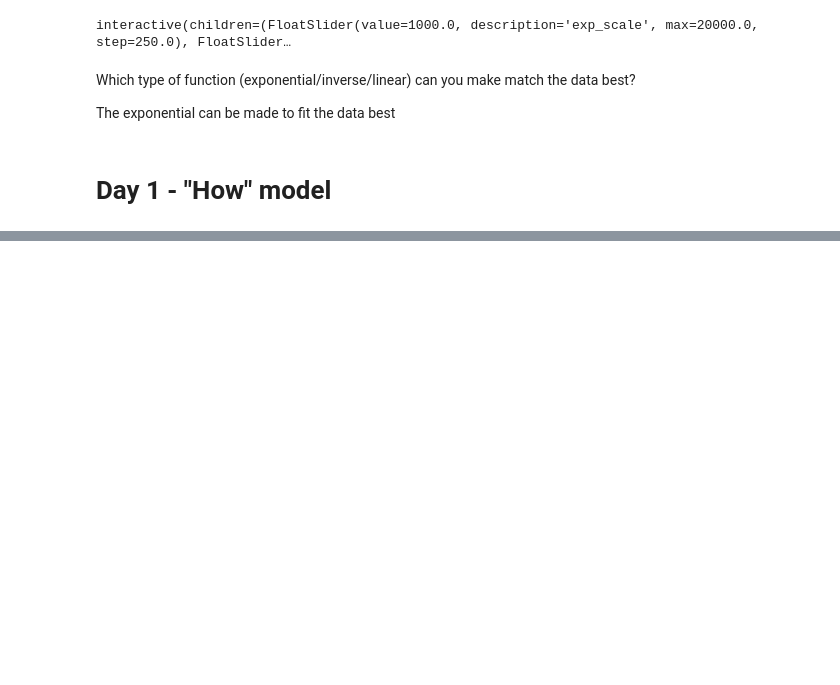
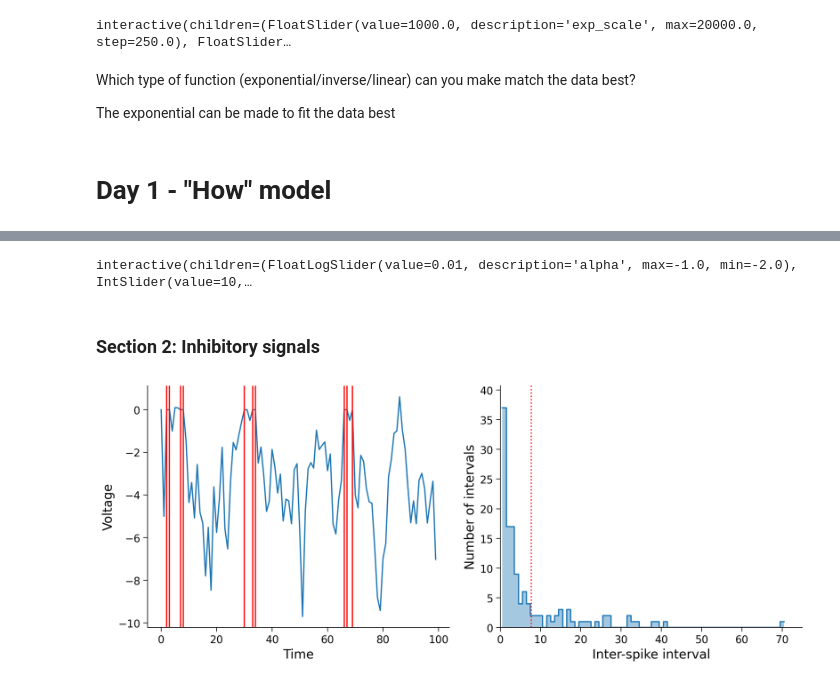
Before and after one commit to gforesman/comp_neuro_course, a Jupyter notebook: W1_tutorials.ipynb, the cells around one changed output, grey strips where cells are left out. Saved outputs shown, nothing was run; the diff lists cells and outputs as text; code cells hidden in the pictures; blank space fills up the shorter version.

```diff
--- a/W1_tutorials.ipynb
+++ b/W1_tutorials.ipynb
@@ -398,0 +540,73 @@ The exponential can be made to fit the data best
+# %%
+# @markdown You don't need to worry about how the code works – but you do need to **run the cell** to enable the sliders.
+
+def _lif_neuron(n_steps=1000, alpha=0.01, rate=10):
+  exc = stats.poisson(rate).rvs(n_steps)
+  v = np.zeros(n_steps)
+  spike_times = []
+  for i in range(1, n_steps):
+    dv = alpha * exc[i]
+    v[i] = v[i-1] + dv
+    if v[i] > 1:
+      spike_times.append(i)
+      v[i] = 0
+  return v, spike_times
+
+@widgets.interact(
+  alpha=widgets.FloatLogSlider(0.01, min=-2, max=-1),
+  rate=widgets.IntSlider(10, min=5, max=20)
+)
+def plot_lif_neuron(alpha=0.01, rate=10):
+  v, spike_times = _lif_neuron(2000, alpha, rate)
+
+  plot_neuron_stats(v, spike_times)
+# %% [output]
+interactive(children=(FloatLogSlider(value=0.01, description='alpha', max=-1.0, min=-2.0), IntSlider(value=10,…
+# %% [markdown]
+### Section 2: Inhibitory signals
+# %%
+def lif_neuron_inh(n_steps=1000, alpha=0.5, beta=0.1, exc_rate=10, inh_rate=10):
+  """ Simulate a simplified leaky integrate-and-fire neuron with both excitatory
+  and inhibitory inputs.
+
+  Args:
+    n_steps (int): The number of time steps to simulate the neuron's activity.
+    alpha (float): The input scaling factor
+    beta (float): The membrane potential leakage factor
+    exc_rate (int): The mean rate of the incoming excitatory spikes
+    inh_rate (int): The mean rate of the incoming inhibitory spikes
+  """
+
+  # precompute Poisson samples for speed
+  exc = stats.poisson(exc_rate).rvs(n_steps)
+  inh = stats.poisson(inh_rate).rvs(n_steps)
+
+  v = np.zeros(n_steps)
+  spike_times = []
+
+  ###############################################################################
+  # Students: compute dv, then comment out or remove the next line
+  #raise NotImplementedError("Exercise: compute the change in membrane potential")
+  ################################################################################
+
+  for i in range(1, n_steps):
+
+    dv = (-beta * v[i-1]) + (alpha * (exc[i] - inh[i]))
+
+    v[i] = v[i-1] + dv
+    if v[i] > 1:
+      spike_times.append(i)
+      v[i] = 0
+
+  return v, spike_times
+
+# Set random seed (for reproducibility)
+np.random.seed(12)
+
+# Model LIF neuron
+v, spike_times = lif_neuron_inh()
+
+# Visualize
+plot_neuron_stats(v, spike_times)
+# %% [output]
+[figure, added]
```
Also changed, not shown: parts of 23 cells of this notebook.
